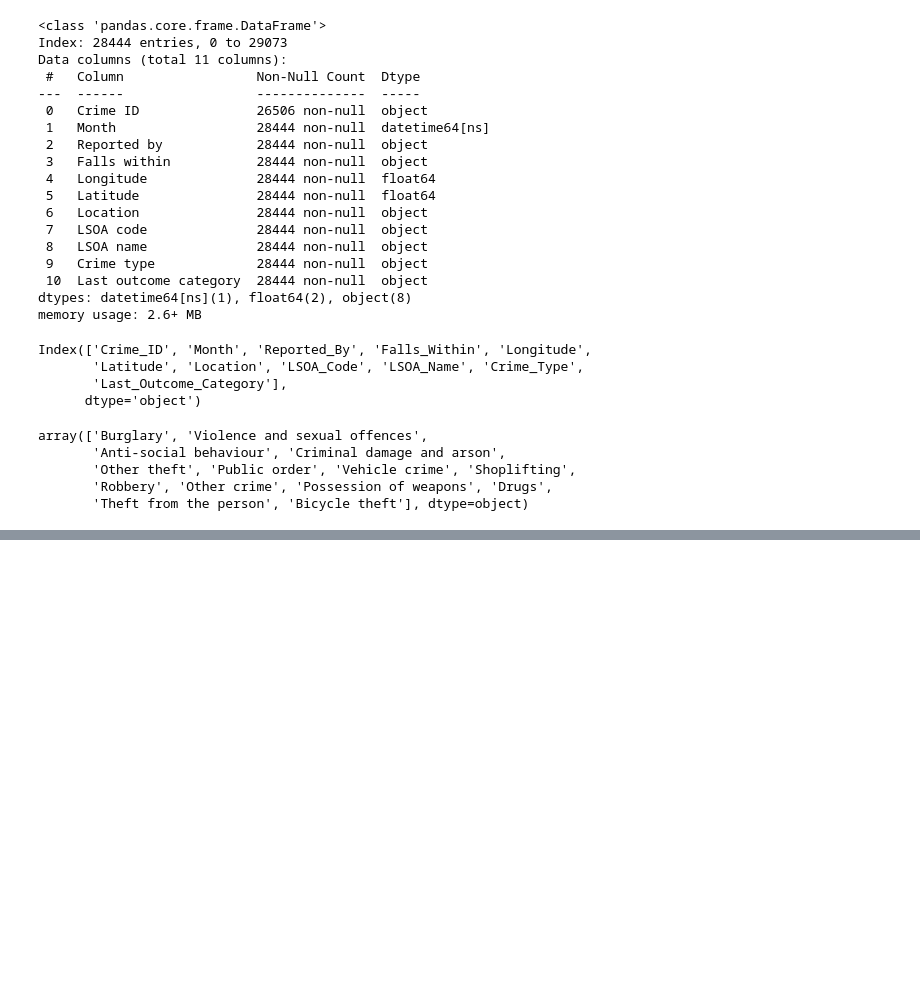
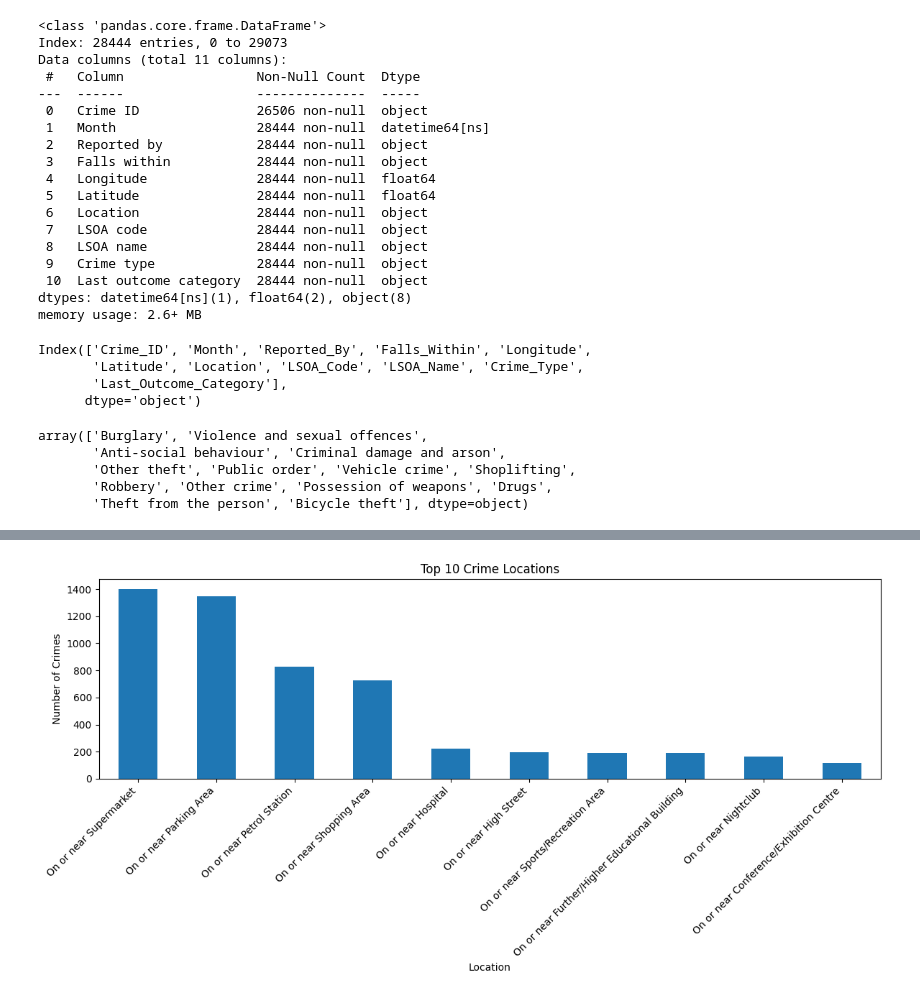
Before and after one commit to samuelkimaru2006-png/DSA-1080-project, a Jupyter notebook: notebooks/analysis.ipynb, the cells around one changed output, grey strips where cells are left out. Saved outputs shown, nothing was run; the diff lists cells and outputs as text; code cells hidden in the pictures; blank space fills up the shorter version.

```diff
--- a/notebooks/analysis.ipynb
+++ b/notebooks/analysis.ipynb
@@ -159,0 +228,16 @@ df.to_csv("../data/processed/crime_data_cleaned.csv", index=False)
+# %%
+# Analysis Question 4: Which locations experienced the most crimes?
+top_locations = df["Location"].value_counts().head(10)
+top_locations
+
+# Visualizations
+top_locations.plot(kind="bar", figsize=(12,6))
+
+plt.title("Top 10 Crime Locations")
+plt.xlabel("Location")
+plt.ylabel("Number of Crimes")
+plt.xticks(rotation=45, ha="right")
+plt.tight_layout()
+plt.show()
+# %% [output]
+[figure, added]
```
Also changed, not shown: parts of 10 cells of this notebook.
